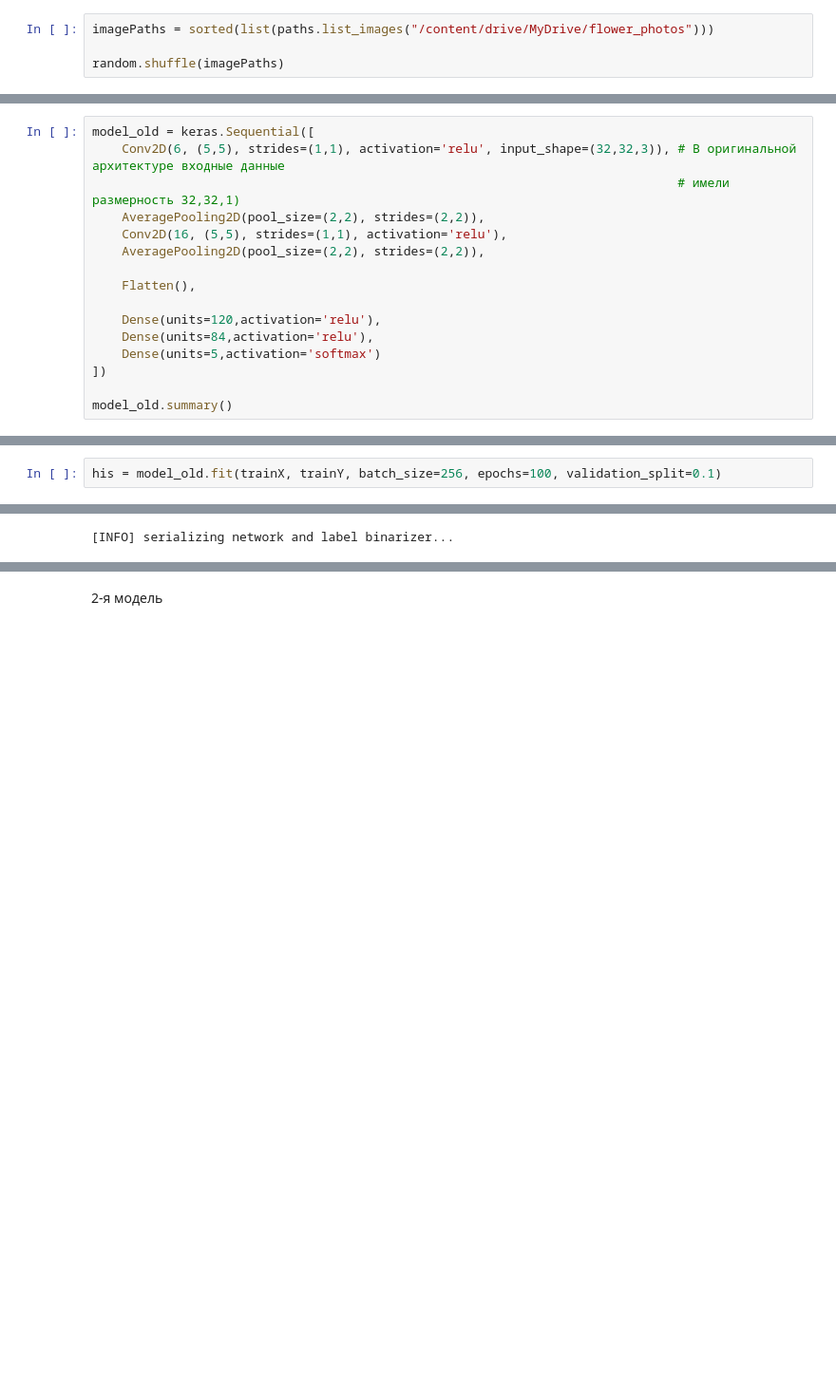
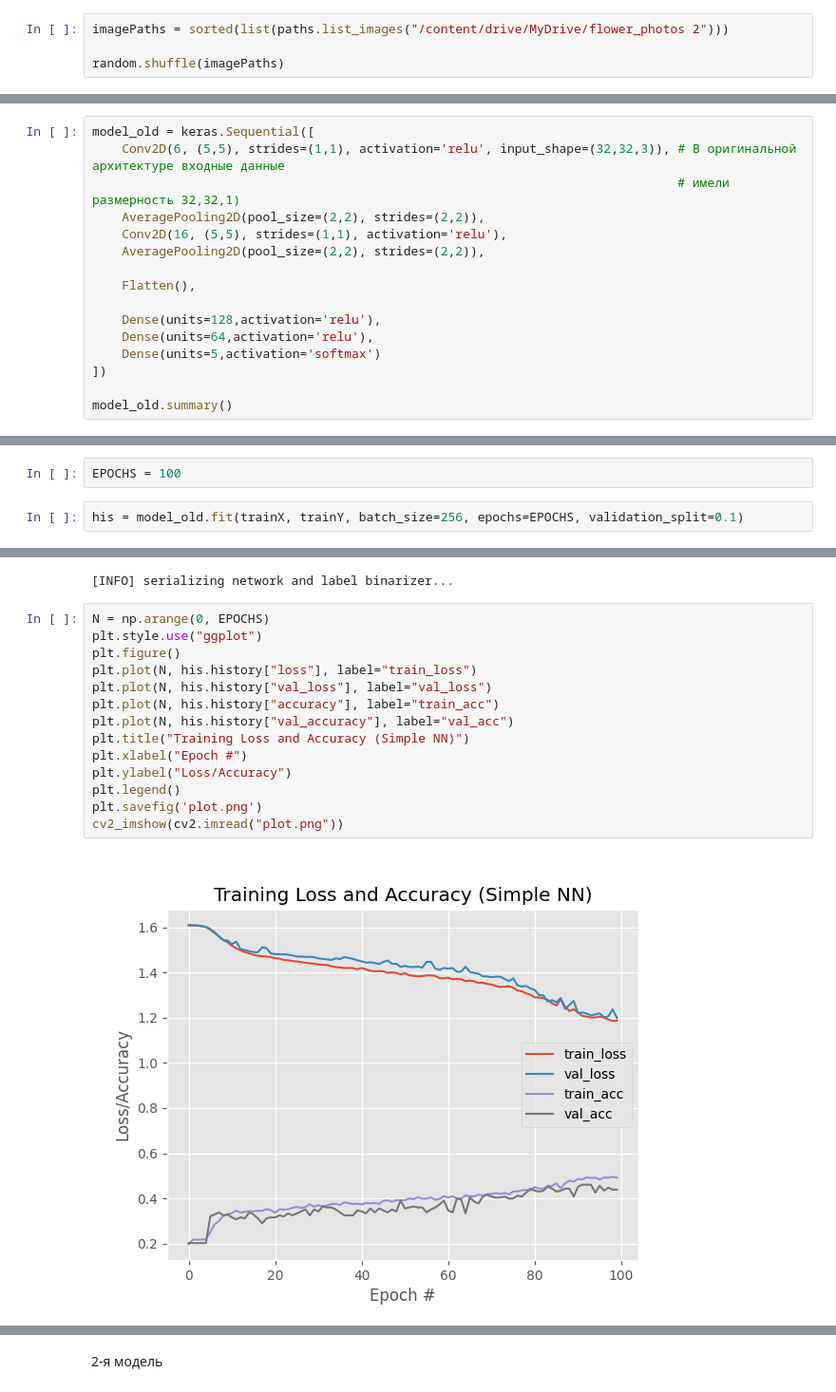
Before and after one commit to nadya-az/artificial_neural_networks, a Jupyter notebook: Практическая_работа_№3.ipynb, the cells around one changed output, grey strips where cells are left out. Shown at 95% size. Saved outputs shown, nothing was run; the diff lists cells and outputs as text; blank space fills up the shorter version.

```diff
--- a/Практическая_работа_№3.ipynb
+++ b/Практическая_работа_№3.ipynb
@@ -270,7 +270,7 @@ labels = []
 # %% [output]
 [INFO] loading images...
 # %%
-imagePaths = sorted(list(paths.list_images("/content/drive/MyDrive/flower_photos")))
+imagePaths = sorted(list(paths.list_images("/content/drive/MyDrive/flower_photos 2")))
 
 random.shuffle(imagePaths)
 # %%
@@ -321,8 +321,8 @@ model_old = keras.Sequential([
 
     Flatten(),
 
-    Dense(units=120,activation='relu'),
-    Dense(units=84,activation='relu'),
+    Dense(units=128,activation='relu'),
+    Dense(units=64,activation='relu'),
     Dense(units=5,activation='softmax')
 ])
 
@@ -349,7 +349,9 @@ _________________________________________________________________
 model_old.compile(optimizer='adam',
              loss='categorical_crossentropy',
              metrics=['accuracy'])
+# %%
+EPOCHS = 100
 # %%
-his = model_old.fit(trainX, trainY, batch_size=256, epochs=100, validation_split=0.1)
+his = model_old.fit(trainX, trainY, batch_size=256, epochs=EPOCHS, validation_split=0.1)
 # %% [output]
 Epoch 1/100
@@ -381,3 +383,19 @@ f.write(pickle.dumps(lb))
 f.close()
 # %% [output]
 [INFO] serializing network and label binarizer...
+# %%
+N = np.arange(0, EPOCHS)
+plt.style.use("ggplot")
+plt.figure()
+plt.plot(N, his.history["loss"], label="train_loss")
+plt.plot(N, his.history["val_loss"], label="val_loss")
+plt.plot(N, his.history["accuracy"], label="train_acc")
+plt.plot(N, his.history["val_accuracy"], label="val_acc")
+plt.title("Training Loss and Accuracy (Simple NN)")
+plt.xlabel("Epoch #")
+plt.ylabel("Loss/Accuracy")
+plt.legend()
+plt.savefig('plot.png')
+cv2_imshow(cv2.imread("plot.png"))
+# %% [output]
+[figure, added]
```
Also changed, not shown: parts of 14 cells of this notebook.
